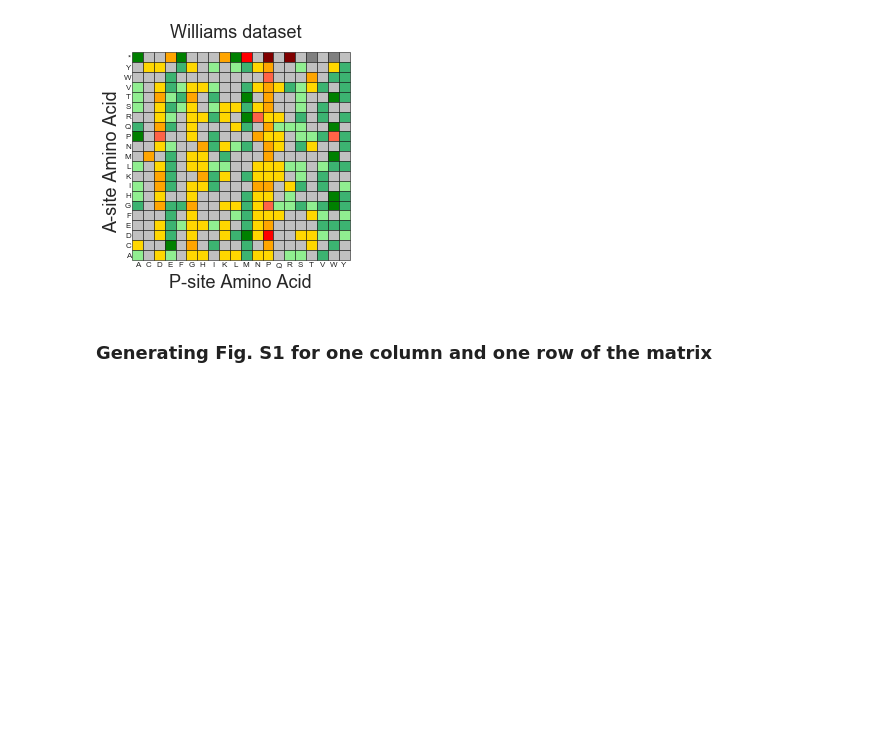
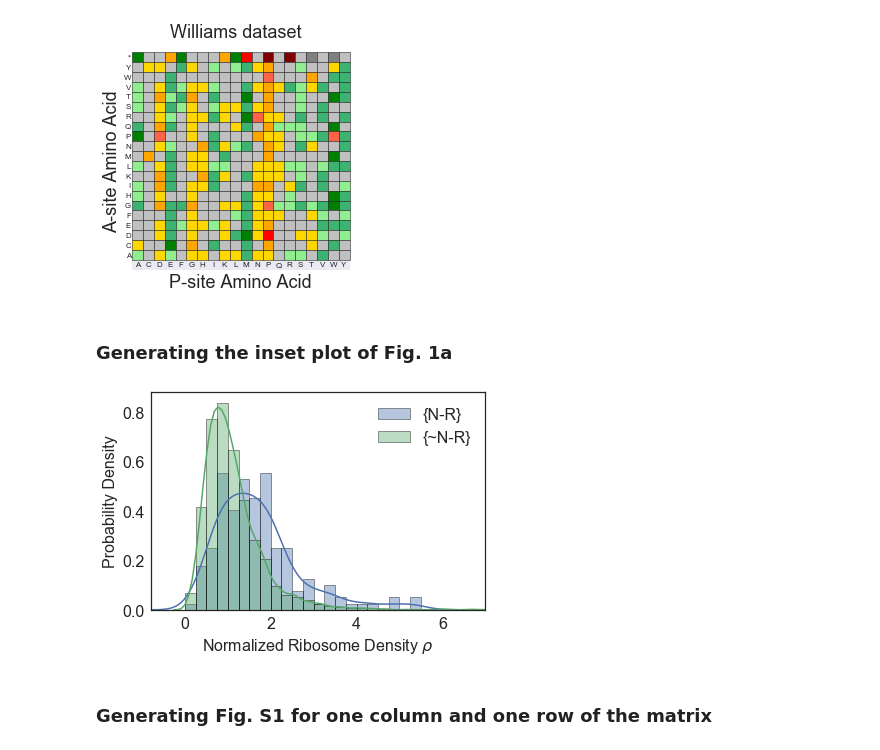
Before and after one commit to obrien-lab/P-site-A-site-pairs-analysis, a Jupyter notebook: P-site_A-site_pairs_project_data_analysis.ipynb, the cells around one changed output. Cells and saved outputs as stored; diff of their text form; code cells hidden in the pictures; blank space fills up the shorter version.

```diff
--- a/P-site_A-site_pairs_project_data_analysis.ipynb
+++ b/P-site_A-site_pairs_project_data_analysis.ipynb
@@ -407,7 +420,7 @@ def psite_asite_matrix(norm_ribo_dict, codon_type_dict):
                 dict_asite_psite_effect_size[asite_aa][psite_aa] = 0  # 'Sample_less_than_5'
                 dict_asite_psite_pval[asite_aa][psite_aa] = 1  # 'Sample_less_than_5'
                 dict_asite_psite_sample_size[asite_aa][psite_aa] = [len(pair_rdensity_list), len(control_pair_rdensity_list)]
-
+                dict_pair_instances_list[asite_aa][psite_aa] = [pair_rdensity_list, control_pair_rdensity_list]
     # Benjamini-Hochberg correction. We get all the p-values and pool them together in a list and adjust it
     list_of_pval = []
     # Sorting the data as the adjusted p-values will be reported back from the list according to index
@@ -727,6 +740,7 @@ def measure_robustness_of_pairs(datasets, dict_percent_change, dict_pval, thresh
     robust_pairs = {'Fast': [], 'Slow': [], 'Mixed': [], 'Not Robust': []}
     dict_robust_perc = {}
     dict_robust_pval = {}
+    robust_pairs_percs = {}
 
     for pair in pair_stats:
         if pair[1] not in dict_robust_perc:
@@ -734,6 +748,7 @@ def measure_robustness_of_pairs(datasets, dict_percent_change, dict_pval, thresh
             dict_robust_pval[pair[1]] = {}
         percs = pair_stats[pair]['perc']
         pvals = pair_stats[pair]['adj_pval']
+        robust_pairs_percs[pair] = np.mean(percs)
         counter = 0
         # Counting in how many datasets, the pvalue is significant
         for pval in pvals:
@@ -796,7 +811,35 @@ def measure_robustness_of_pairs(datasets, dict_percent_change, dict_pval, thresh
         print("Total pairs that are robust and slow-translating pairs: " + str(len(robust_pairs['Fast'])))
 
     robust_matrix_plot = plot_asite_psite_matrix(dict_robust_perc, dict_robust_pval, 'Robust Matrix (Fig. 1b)')
-    return robust_matrix_plot, pair_stats
+    return robust_matrix_plot, pair_stats, robust_pairs, robust_pairs_percs
+
+
+# Plotting the normalized ribosome density distributions for two pairs of amino acids
+def plot_trans_distribution(asite_aa, psite_aa, psite_new, dict_data):
+    palette_colors = [(0.2980392156862745, 0.4470588235294118, 0.6901960784313725), (0.3333333333333333, 0.6588235294117647, 0.40784313725490196)]
+    plt.style.use('seaborn-white')
+    sns.set_palette(palette_colors)
+    # dict_data is structured with asite aa as primary key and psite aa as secondary key and the two lists as values [pair_rdensity_list, control_pair_rdensity_list]
+    pair_rdensity_list = dict_data[asite_aa][psite_aa][0]
+    if '~' in psite_new:
+        #
+        control_pair_rdensity_list = dict_data[asite_aa][psite_new[1]][1]
+    else:
+        control_pair_rdensity_list = dict_data[asite_aa][psite_new][0]
+
+    fig, ax = plt.subplots()
+
+    N = max(max(set(pair_rdensity_list)), max(set(sorted(control_pair_rdensity_list)[:-10])))
+    binsize = np.arange(0, N + 1, 0.25)
+    ax = sns.distplot(pair_rdensity_list, ax=ax, kde=True, norm_hist=True, label='{' + psite_aa + '-' + asite_aa + '}', bins=binsize, hist_kws=dict(edgecolor="black", linewidth=1))
+    ax = sns.distplot(control_pair_rdensity_list, ax=ax, kde=True, norm_hist=True, label='{' + psite_new + '-' + asite_aa + '}', bins=binsize, hist_kws=dict(edgecolor="black", linewidth=1))
+    ax.set_xlim(-0.8, 7)
+    ax.legend(fontsize=16, loc='upper right')
+    ax.tick_params(direction='out', axis='both', width=1, length=4, which='major', labelsize=16, pad=2)
+    ax.set_xlabel(r'Normalized Ribosome Density $\rho$', fontsize=16)
+    ax.set_ylabel('Probability Density', fontsize=16)
+
+    return fig
 # %% [markdown]
 ## Generating the matrix for Williams dataset
 # %%
@@ -825,6 +868,13 @@ Total number of insignificant amino acid pairs: 178
 
 Total number of amino acid pairs with less than 5 instances: 2
 [figure]
+# %% [markdown]
+### Generating the inset plot of Fig. 1a
+# %%
+fig = plot_trans_distribution('R', 'N', '~N', dict_instances['Williams'])
+plt.show()
+# %% [output]
+[figure, added]
 # %% [markdown]
 ### Generating Fig. S1 for one column and one row of the matrix
 # %%
```
Also changed, not shown: parts of 35 cells of this notebook.
